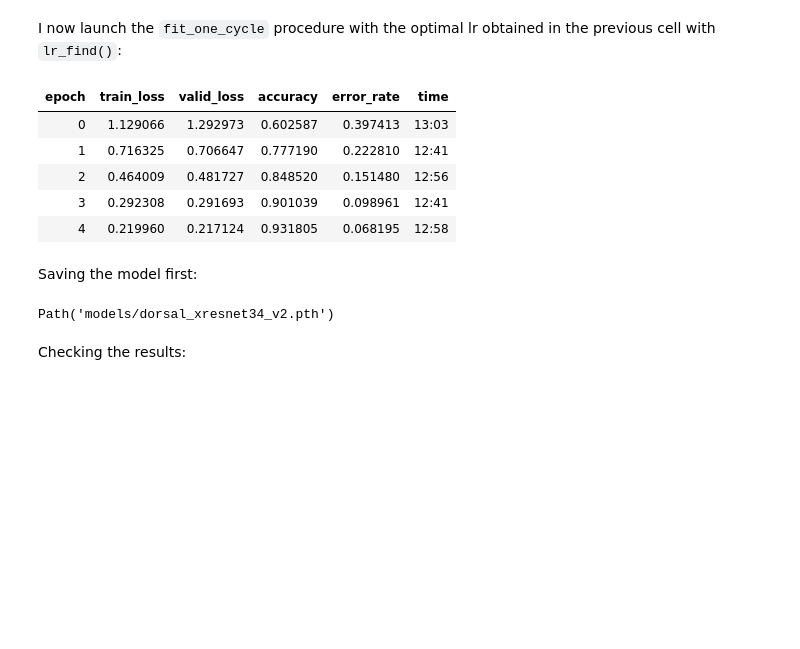
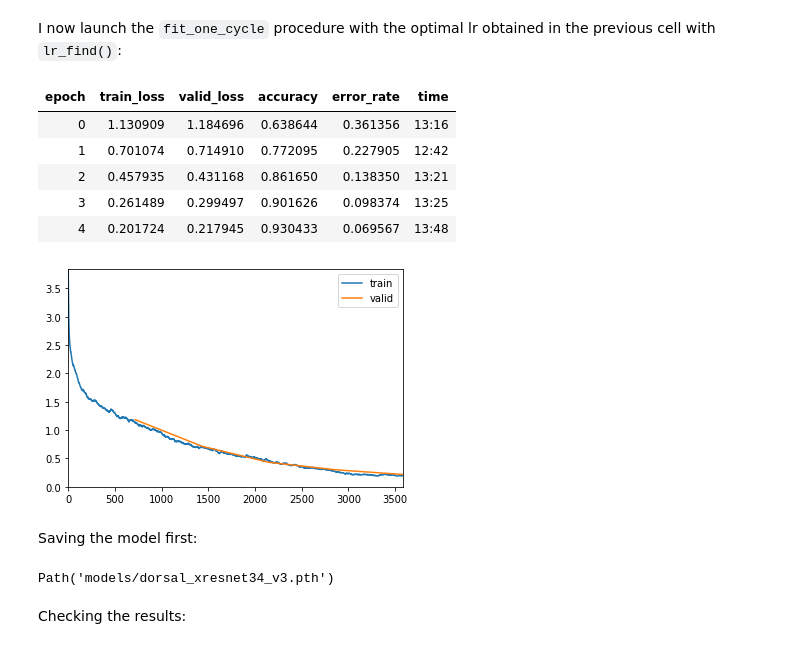
Before and after one commit to EnricoMartello/ML_WhaleRecognition, a Jupyter notebook: whale_recognition_fastai_hd.ipynb, the cells around one changed output. Saved outputs shown, nothing was run; the diff lists cells and outputs as text; code cells hidden in the pictures; blank space fills up the shorter version.

```diff
--- a/whale_recognition_fastai_hd.ipynb
+++ b/whale_recognition_fastai_hd.ipynb
@@ -183,20 +204,21 @@ SuggestedLRs(valley=0.0020892962347716093)
 # %% [markdown]
 I now launch the `fit_one_cycle` procedure with the optimal lr obtained in the previous cell with `lr_find()`:
 # %%
-learn34_subopt.fit_one_cycle(5,2e-2)
+learn34_subopt.fit_one_cycle(5,2e-2,cbs=[ShowGraphCallback()])
 # %% [output]
 | epoch | train_loss | valid_loss | accuracy | error_rate | time |
-| 0 | 1.129066 | 1.292973 | 0.602587 | 0.397413 | 13:03 |
-| 1 | 0.716325 | 0.706647 | 0.777190 | 0.222810 | 12:41 |
-| 2 | 0.464009 | 0.481727 | 0.848520 | 0.151480 | 12:56 |
-| 3 | 0.292308 | 0.291693 | 0.901039 | 0.098961 | 12:41 |
-| 4 | 0.219960 | 0.217124 | 0.931805 | 0.068195 | 12:58 |
+| 0 | 1.130909 | 1.184696 | 0.638644 | 0.361356 | 13:16 |
+| 1 | 0.701074 | 0.714910 | 0.772095 | 0.227905 | 12:42 |
+| 2 | 0.457935 | 0.431168 | 0.861650 | 0.138350 | 13:21 |
+| 3 | 0.261489 | 0.299497 | 0.901626 | 0.098374 | 13:25 |
+| 4 | 0.201724 | 0.217945 | 0.930433 | 0.069567 | 13:48 |
+[figure, added]
 # %% [markdown]
 Saving the model first:
 # %%
 learn34_subopt.save('dorsal_xresnet34_v2') # v1 I have produced using my laptop, and was not really satisfactory
 # %% [output]
-Path('models/dorsal_xresnet34_v2.pth')
+Path('models/dorsal_xresnet34_v3.pth')
 # %% [markdown]
 Checking the results:
 # %%
```
Also changed, not shown: parts of 26 cells of this notebook.
